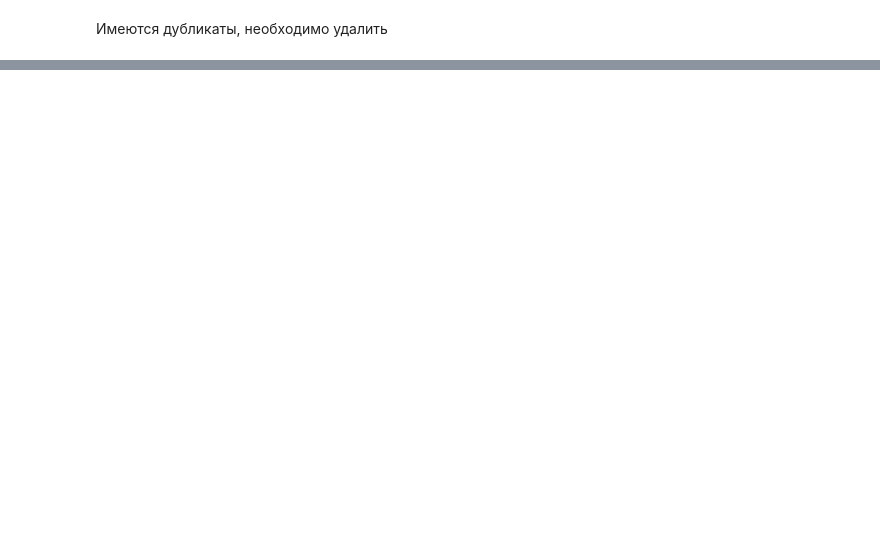
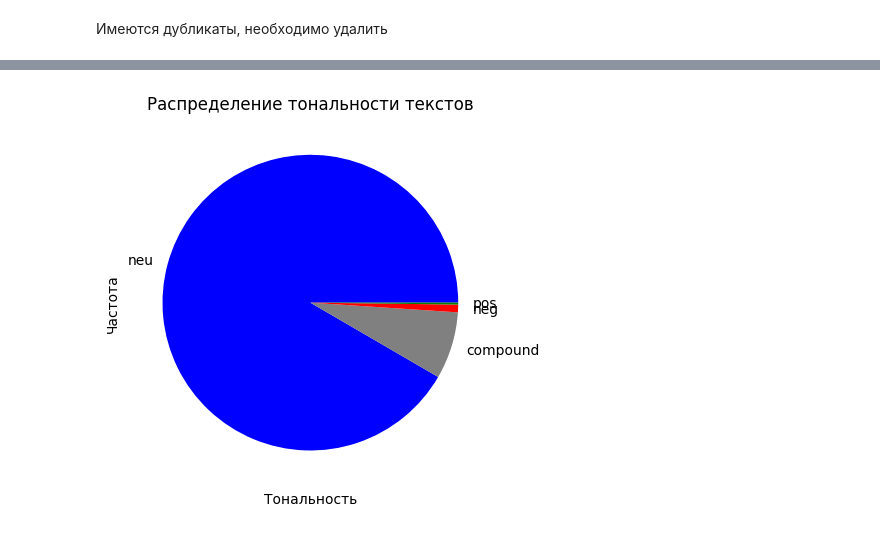
Before and after one commit to AndreyStlnzh/news-articles-analysis, a Jupyter notebook: main.ipynb, the cells around one changed output, grey strips where cells are left out. Cells and saved outputs as stored; diff of their text form; code cells hidden in the pictures; blank space fills up the shorter version.

```diff
--- a/main.ipynb
+++ b/main.ipynb
@@ -117,0 +247,9 @@ data.loc[0].content
+# %%
+sentiment_counts = data["sentiment"].value_counts()
+
+plt.bar(sentiment_counts.index, sentiment_counts.values, color=["blue", "gray", "red", "green"])
+plt.title('Распределение тональности текстов')
+plt.xlabel('Тональность')
+plt.ylabel('Частота')
+plt.grid(axis="y", linestyle="--", alpha=0.5)
+plt.show()
@@ -117,0 +267,9 @@ data.loc[0].content
+# %%
+plt.pie(sentiment_counts, labels=sentiment_counts.index, colors=["blue", "gray", "red", "green"])
+plt.title('Распределение тональности текстов')
+plt.xlabel('Тональность')
+plt.ylabel('Частота')
+plt.grid(axis="y", linestyle="--", alpha=0.5)
+plt.show()
+# %% [output]
+[figure, added]
```
Also changed, not shown: parts of 29 cells of this notebook, 3 other files.
